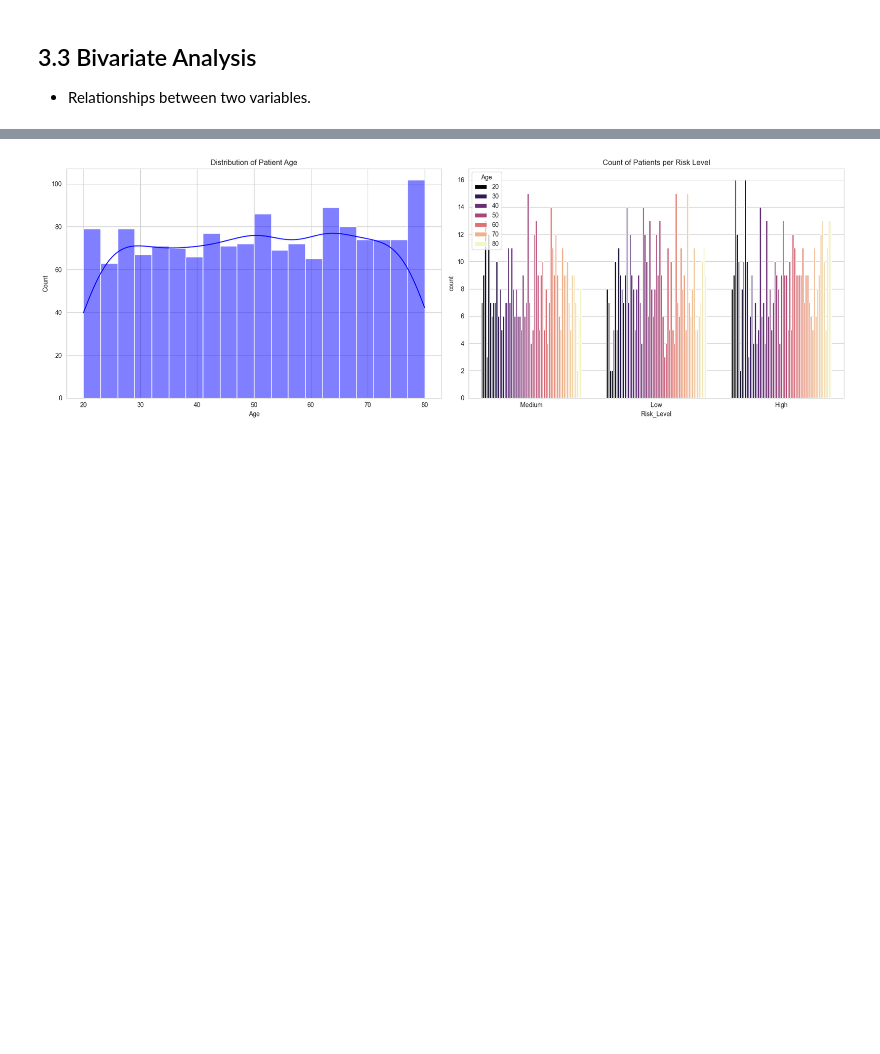
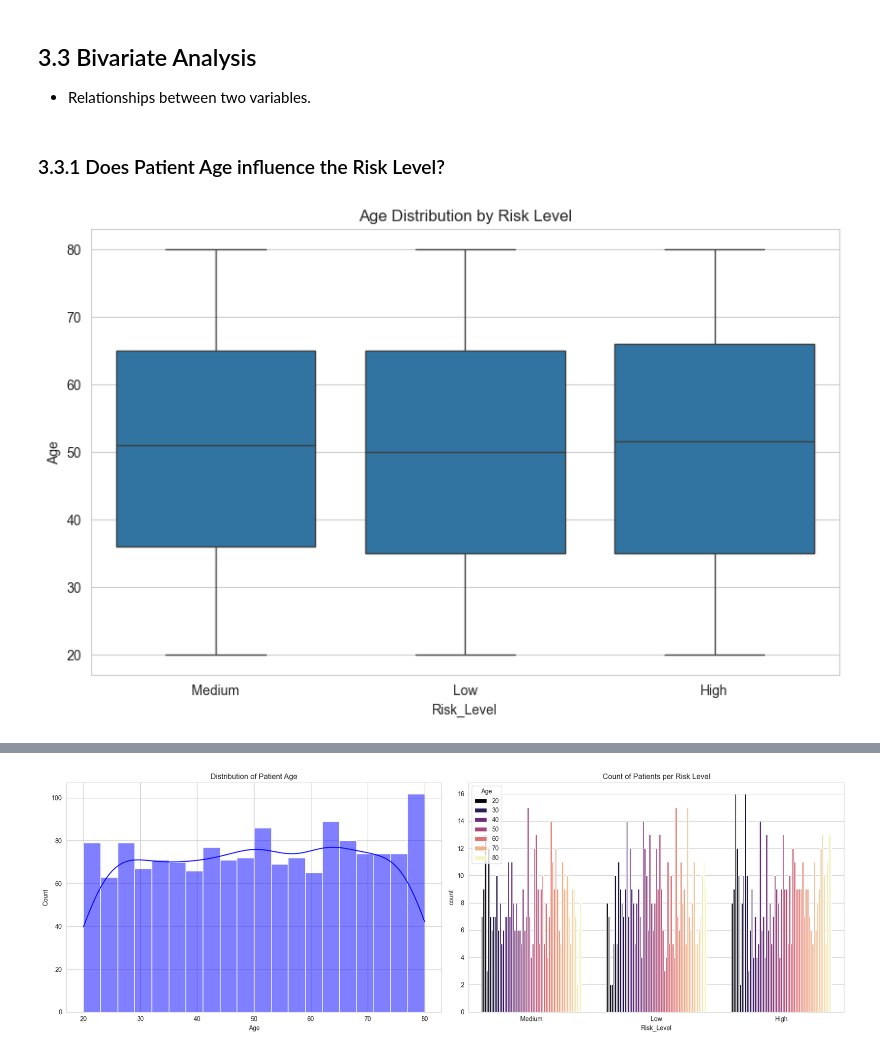
Before and after one commit to ariful59/ml-pipeline-heath-risk_predictor, a Jupyter notebook: src/notebook/EDA_dataset.ipynb, the cells around one changed output, grey strips where cells are left out. Cells and saved outputs as stored; diff of their text form; code cells hidden in the pictures; blank space fills up the shorter version.

```diff
--- a/src/notebook/EDA_dataset.ipynb
+++ b/src/notebook/EDA_dataset.ipynb
@@ -382,3 +388,13 @@ plt.show()
 # %% [markdown]
 ## 3.3  Bivariate Analysis
 - Relationships between two variables.
+# %% [markdown]
+### 3.3.1 Does Patient Age influence the Risk Level?
+# %%
+# Bivariate: Age vs Risk Level
+plt.figure(figsize=(10, 6))
+sns.boxplot(x='Risk_Level', y='Age', data=df)
+plt.title('Age Distribution by Risk Level')
+plt.show()
+# %% [output]
+[figure, added]
```
Also changed, not shown: parts of 20 cells of this notebook, 15 other files.
